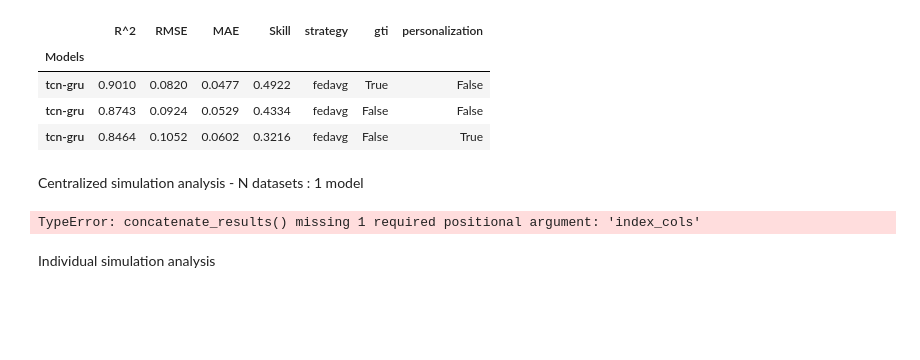
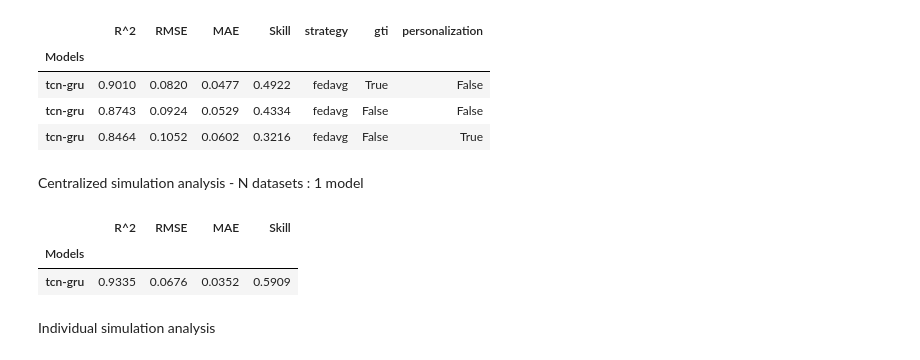
Before and after one commit to vikwal/forecasting_framework, a Jupyter notebook: evaluation.ipynb, the cells around one changed output. Cells and saved outputs as stored; diff of their text form; code cells hidden in the pictures; blank space fills up the shorter version.

```diff
--- a/evaluation.ipynb
+++ b/evaluation.ipynb
@@ -47,7 +52,7 @@ def concatenate_results(results_dir: str,
         df = pkl['evaluation']
         df.reset_index(inplace=True)
         if get_skill:
-            df= pd.merge(df, pers[['RMSE', 'key', 'output_dim', 'freq', '']],
+            df= pd.merge(df, pers[['RMSE', 'key', 'output_dim', 'freq']],
                on=['key', 'output_dim', 'freq'],
                how='left',
                suffixes=('', '_p'))
@@ -103,13 +108,17 @@ df_fl[['R^2', 'RMSE', 'MAE', 'Skill', 'Models', 'strategy', 'gti', 'personalizat
 # %% [markdown]
 Centralized simulation analysis - N datasets : 1 model
 # %%
+index_cols = ['Models', 'output_dim', 'freq', 't_0']
 df_cl = concatenate_results(results_dir=results_dir,
                              get_skill=True,
                              pers=pers,
-                             results=cl_sims)
-df_cl
+                             results=cl_sims,
+                             index_cols=index_cols)
+df_cl[['R^2', 'RMSE', 'MAE', 'Skill', 'Models']].round(4).set_index('Models')
 # %% [output]
-TypeError: concatenate_results() missing 1 required positional argument: 'index_cols'
+|  | R^2 | RMSE | MAE | Skill |
+| Models |  |  |  |  |
+| tcn-gru | 0.9335 | 0.0676 | 0.0352 | 0.5909 |
 # %% [markdown]
 Individual simulation analysis
 # %%
```
Also changed, not shown: parts of 1 cell of this notebook, 9 other files.
